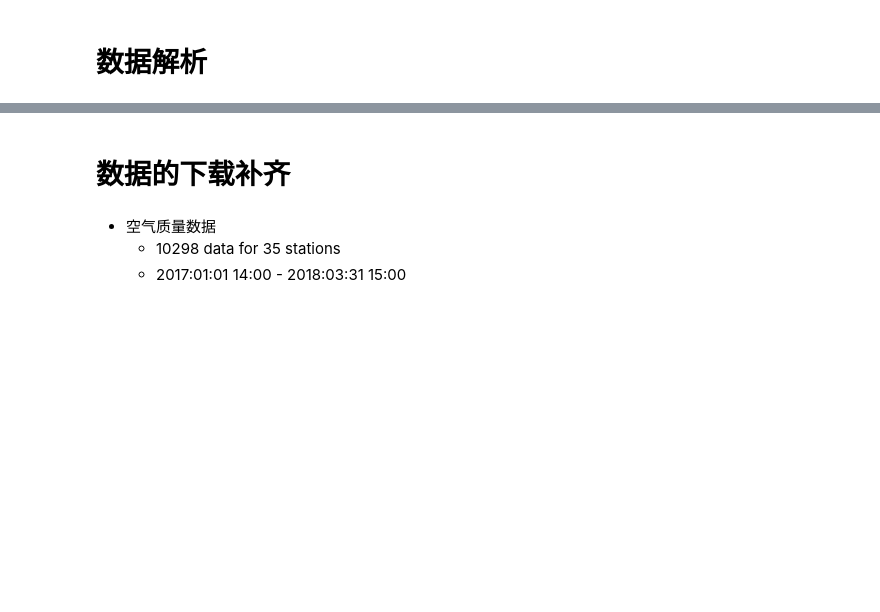
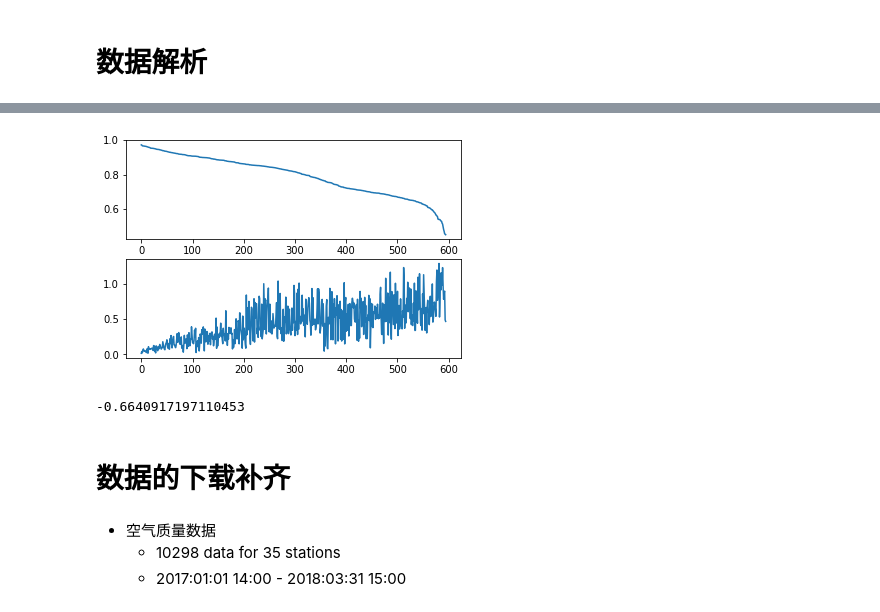
Before and after one commit to txytju/air-quality-prediction, a Jupyter notebook: data_exploration.ipynb, the cells around one changed output, grey strips where cells are left out. Drawn from its saved outputs; the diff is of its cells as text; code cells hidden in the pictures; blank space fills up the shorter version.

Commit message:
[exploration] added r parameter about pm25 and distance.

```diff
--- a/data_exploration.ipynb
+++ b/data_exploration.ipynb
@@ -81,3 +72,44 @@ print(len(X_batches), X_batches[0].shape, Y_batches[0].shape)
+# %%
+df_pm25 = bj_aq_stations_merged[pm25_features]
+# %%
+def caculate_distance(station_1, station_2, station_locations):
+    '''
+    station_1, station_2 : names of two stations
+    station_locations : a dataframe of "stationName", "longitude", "latitude"
+    '''
+    location_1 = station_locations[station_1+"_aq" == station_locations["stationName"]]
+    location_2 = station_locations[station_2+"_aq" == station_locations["stationName"]]
+    dis = np.sqrt((location_1["longitude"].values[0] - location_2["longitude"].values[0])**2 +
+                  (location_1["latitude"].values[0] - location_2["latitude"].values[0])**2)
+    return dis
+# %%
+relations = pd.DataFrame(columns=["station_1", "station_2", "r", "distance"])
+for i in range(len(pm25_features)-1):
+    for j in range(i+1,len(pm25_features)):
+        station_1 = pm25_features[i].split("_")[0]
+        station_2 = pm25_features[j].split("_")[0]
+        ts_station_1 = df_pm25[pm25_features[i]]
+        ts_station_2 = df_pm25[pm25_features[j]]
+        r = pearsonr(ts_station_1, ts_station_2)[0]
+        distance = caculate_distance(station_1, station_2, station_locations)
+        s = pd.Series({"station_1":station_1, "station_2":station_2, "r":r, "distance":distance})
+        relations = relations.append(s,ignore_index=True)
+# %%
+# 按照相关系数降序排序
+relations = relations.sort_values(by=['r'], ascending=False)
+# %%
+plt.subplot(2,1,1)
+plt.plot(range(len(relations)), relations['r']);
+plt.subplot(2,1,2)
+plt.plot(range(len(relations)), relations['distance']);
+# %% [output]
+[figure, added]
+# %%
+# “相关系数的降低” 与 “站点之间的距离” 存在一定的正相关关系
+# “距离” 与 “相关性” 存在负相关关系
+pearsonr(relations["r"].values, relations['distance'].values)[0]
+# %% [output]
+-0.6640917197110453
 # %% [markdown]
 # 数据的下载补齐
 # %% [markdown]
```
Also changed, not shown: parts of 11 cells of this notebook.
